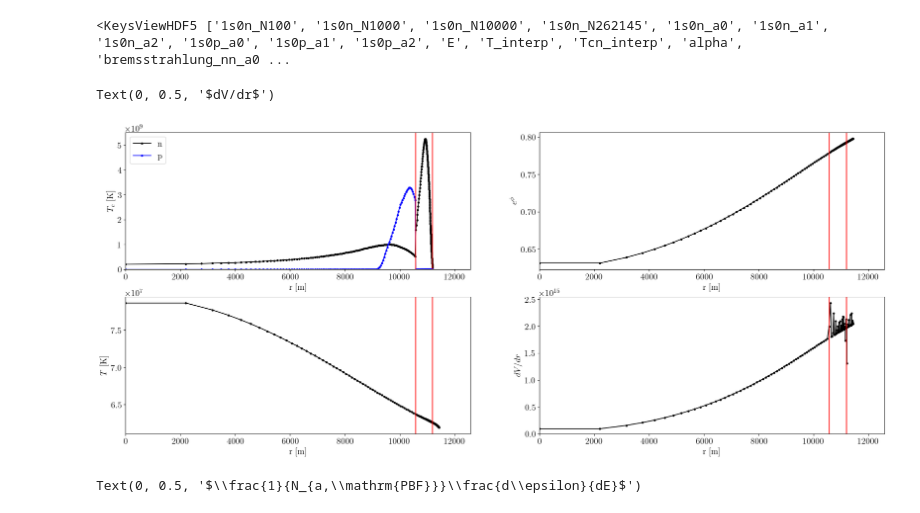
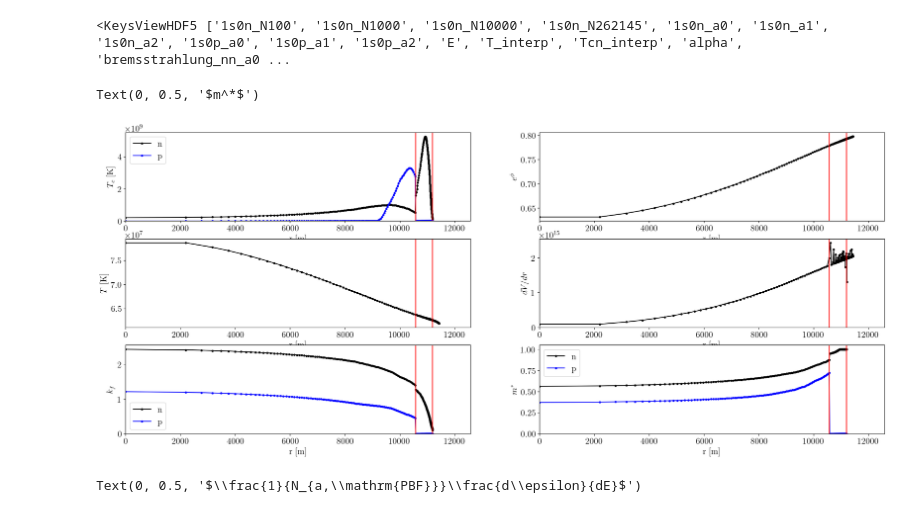
Before and after one commit to MSABuschmann/ns_axion_emission, a Jupyter notebook: notebooks/testing.ipynb, the cells around one changed output. Drawn from its saved outputs; the diff is of its cells as text; code cells hidden in the pictures.

```diff
--- a/notebooks/testing.ipynb
+++ b/notebooks/testing.ipynb
@@ -11,7 +11,7 @@ matplotlib.rcParams['font.family']    = 'serif'
 matplotlib.rcParams['font.size']      = '16'
 matplotlib.rcParams['figure.figsize'] = 6.4, 4.8
 # %%
-APR = h5py.File('../output/APR_Cat_1.4.hdf5','r')
+APR = h5py.File('../output/APR_Cat_1.4_SFB-a-T73.hdf5','r')
 print(APR.keys())
 # %% [output]
 <KeysViewHDF5 ['1s0n_N100', '1s0n_N1000', '1s0n_N10000', '1s0n_N262145', '1s0n_a0', '1s0n_a1', '1s0n_a2', '1s0p_a0', '1s0p_a1', '1s0p_a2', 'E', 'T_interp', 'Tcn_interp', 'alpha', 'bremsstrahlung_nn_a0 ...
@@ -33,6 +33,10 @@ raw_dvdr = APR['raw_dvdr'][:]
 raw_rTc = APR['raw_rTc'][:]
 raw_Tcn = APR['raw_Tcn'][:]
 raw_Tcp = APR['raw_Tcp'][:]
+raw_kfn = APR['raw_kfn'][:]
+raw_kfp = APR['raw_kfp'][:]
+raw_mstn = APR['raw_mstn'][:]
+raw_mstp = APR['raw_mstp'][:]
 raw_state = APR['raw_state'][:]
 
 r_interp = APR['r_interp'][:]
@@ -60,36 +64,48 @@ for i in range(len(alpha)):
     bremsstrahlung_np[i] = APR['bremsstrahlung_np_a'+str(i)][:]
     bremsstrahlung_pp[i] = APR['bremsstrahlung_pp_a'+str(i)][:]
 # %%
-fig, ax = plt.subplots(figsize=(25,10), nrows=2, ncols=2)
+fig, ax = plt.subplots(figsize=(25,10), nrows=3, ncols=2)
 
 ax[0,0].plot(raw_rTc, raw_Tcn, marker='.', label='n', color='black')
 #ax[0,0].plot(r_interp, Tcn_interp, marker='', color='orange')
 ax[0,0].plot(raw_rTc, raw_Tcp, marker='.', label='p', color='blue')
 ax[0,0].legend()
 
 ax[1,0].plot(raw_rT, raw_T, marker='.', color='black')
 #ax[1,0].plot(r_interp, T_interp, marker='', color='orange')
 
 ax[0,1].plot(raw_rT, raw_ephi, marker='.', color='black')
 
 ax[1,1].plot(raw_rT, raw_dvdr, marker='.', color='black')
 
-for i in [0,1]:
+ax[2,0].plot(raw_rTc, raw_kfn, marker='.', color='black', label='n')
+ax[2,0].plot(raw_rTc, raw_kfp, marker='.', color='blue', label='p')
+ax[2,0].legend()
+
+ax[2,1].plot(raw_rTc, raw_mstn, marker='.', color='black', label='n')
+ax[2,1].plot(raw_rTc, raw_mstp, marker='.', color='blue', label='p')
+ax[2,1].legend()
+
+for i in [0,1,2]:
     for j in [0,1]:
         ax[i,j].set_xlim(0, np.max(raw_rT)*1.1)
         ax[i,j].set_xlabel(r'r [m]')
         ax[i,j].axvline(params[0], color='red')
         ax[i,j].axvline(params[1], color='red')
 
 ax[0,0].set_ylim(0,)
 ax[1,1].set_ylim(0,)
+ax[2,0].set_ylim(0,)
+ax[2,1].set_ylim(0,)
 ax[0,0].set_ylabel(r'$T_c$ [K]')
 ax[1,0].set_ylabel(r'$T$ [K]')
 ax[0,1].set_ylabel(r'$e^{\phi}$')
 ax[1,1].set_ylabel(r'$dV/dr$')
+ax[2,0].set_ylabel(r'$k_f$')
+ax[2,1].set_ylabel(r'$m^*$')
 # %% [output]
-Text(0, 0.5, '$dV/dr$')
+Text(0, 0.5, '$m^*$')
-[figure, old version]
+[figure, new version]
 # %%
 loc = np.where(alpha==1)[0][0]
 
```
Also changed, not shown: 44 other files.
